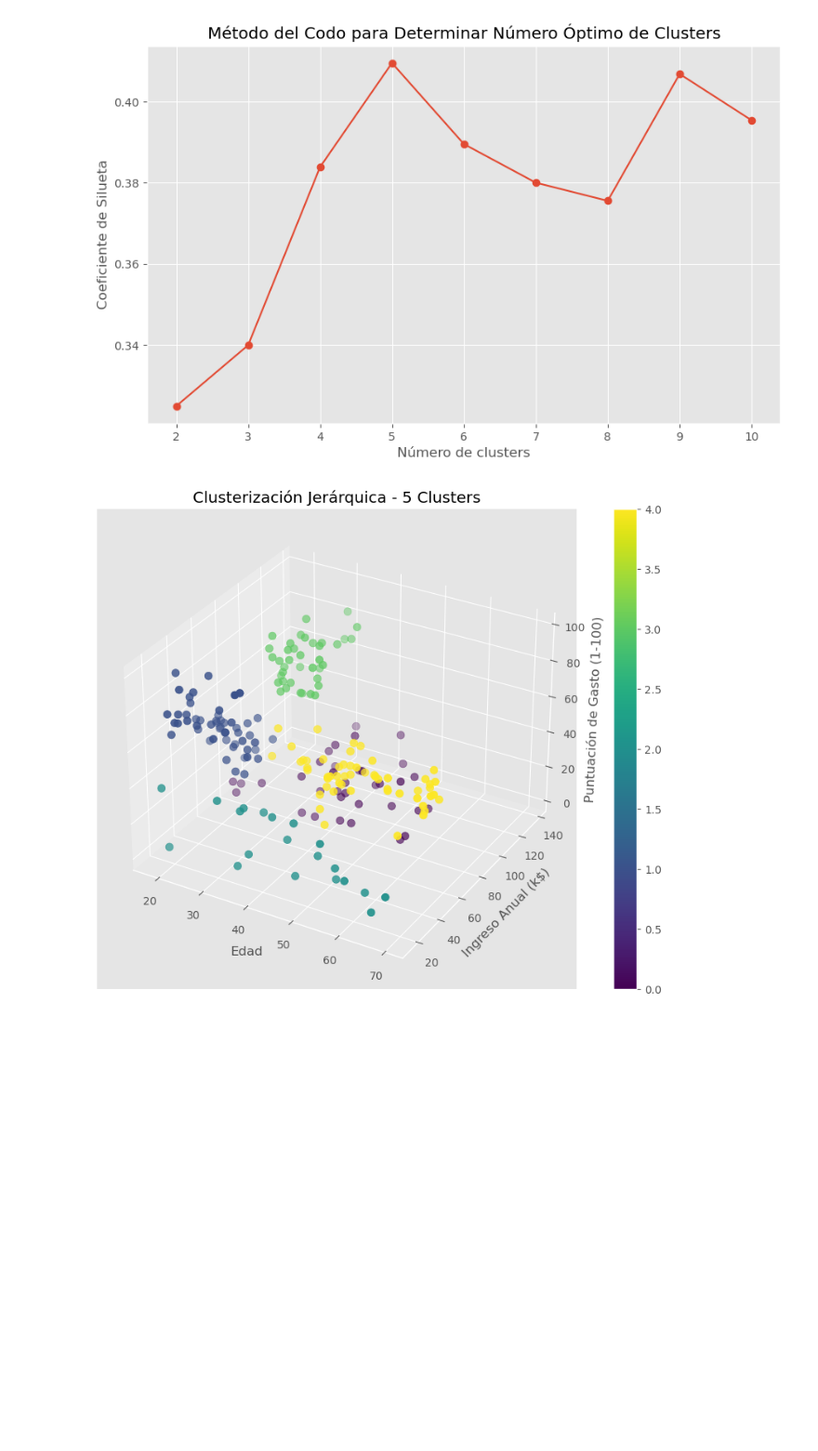
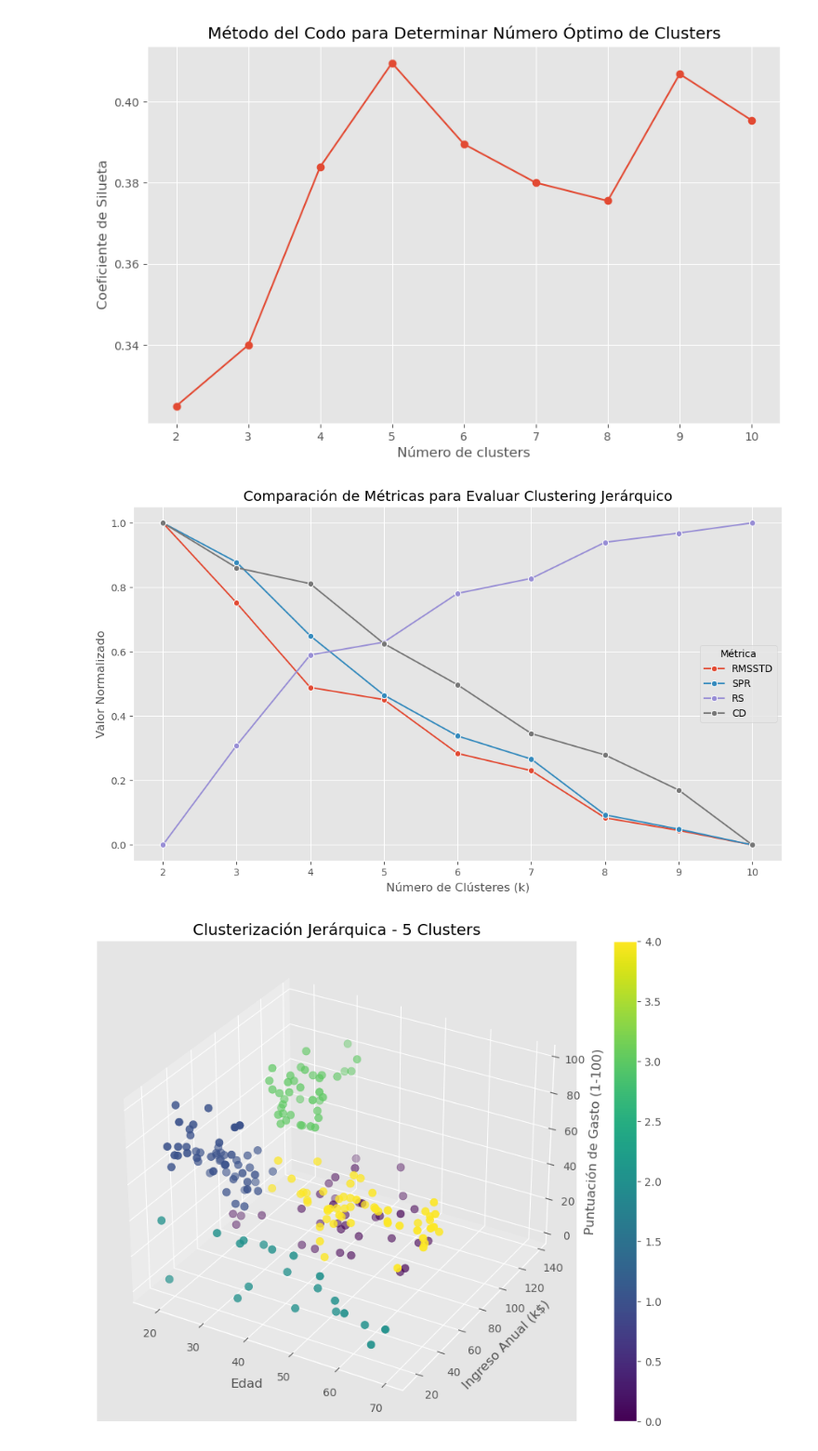
Before and after one commit to Statistical507/Mejor-clase-de-cl-ster, a Jupyter notebook: Code.ipynb, the cells around one changed output. Shown at 93% size. Drawn from its saved outputs; the diff is of its cells as text; code cells hidden in the pictures; blank space fills up the shorter version.

```diff
--- a/Code.ipynb
+++ b/Code.ipynb
@@ -213,6 +213,85 @@ Para n_clusters = 8, el coeficiente de silueta promedio es: 0.3756
 Para n_clusters = 9, el coeficiente de silueta promedio es: 0.4069
 Para n_clusters = 10, el coeficiente de silueta promedio es: 0.3954
 [figure]
+# %%
+import numpy as np
+import pandas as pd
+from scipy.cluster.hierarchy import linkage, fcluster
+from scipy.spatial.distance import pdist
+from sklearn.preprocessing import scale, MinMaxScaler
+import matplotlib.pyplot as plt
+import seaborn as sns
+
+def calcular_metricas(k, datos, linkage_matrix):
+    grupos = fcluster(linkage_matrix, k, criterion='maxclust')
+    p = datos.shape[1]
+
+    # RMSSTD
+    total_sse = 0
+    total_df = 0
+    for g in np.unique(grupos):
+        grupo = datos[grupos == g]
+        n_g = grupo.shape[0]
+        if n_g > 1:
+            ss = np.sum((grupo - grupo.mean(axis=0)) ** 2)
+            total_sse += ss
+            total_df += (n_g - 1) * p
+    rmsstd = np.sqrt(total_sse / total_df)
+
+    # SSt: total suma de cuadrados respecto a la media global
+    sst = np.sum((datos - datos.mean(axis=0)) ** 2)
+
+    # SSd = SSE
+    ssd = total_sse
+
+    # R² (RS)
+    rs = 1 - ssd / sst
+
+    # SPR (pérdida de homogeneidad en la fusión)
+    if k < datos.shape[0]:
+        grupos_kplus1 = fcluster(linkage_matrix, k + 1, criterion='maxclust')
+        grupo_mas_grande = np.argmax(np.bincount(grupos_kplus1))
+        datos_grupo = datos[grupos_kplus1 == (grupo_mas_grande + 1)]
+        ss_antes = np.sum((datos_grupo - datos_grupo.mean(axis=0)) ** 2)
+        spr = np.abs(ssd - ss_antes) / sst
+    else:
+        spr = np.nan
+
+    # CD: distancia entre los últimos dos grupos unidos
+    cd = linkage_matrix[-(k - 1), 2] if k <= linkage_matrix.shape[0] else np.nan
+
+    return pd.Series({"k": k, "RMSSTD": rmsstd, "SPR": spr, "RS": rs, "CD": cd})
+
+# Simulación o entrada de datos
+# X_scaled debe ser un numpy array o DataFrame sin etiquetas
+# Ejemplo:
+# X_scaled = df.values  # si df es tu DataFrame
+
+# Crear matriz de distancias y modelo de clustering
+# linkage puede ser "ward", "average", etc.
+dist_matrix = pdist(X_scaled)
+linkage_matrix = linkage(dist_matrix, method='centroid')
+
+# Calcular métricas de k = 2 a 10
+metricas_df = pd.DataFrame([calcular_metricas(k, X_scaled, linkage_matrix) for k in range(2, 11)])
+
+# Reescalar para graficar
+scaler = MinMaxScaler()
+metricas_scaled = pd.DataFrame(scaler.fit_transform(metricas_df.drop(columns="k")), columns=["RMSSTD", "SPR", "RS", "CD"])
+metricas_scaled["k"] = metricas_df["k"]
+metricas_long = pd.melt(metricas_scaled, id_vars="k", var_name="Métrica", value_name="Valor Normalizado")
+
+# Gráfico
+plt.figure(figsize=(10,6))
+sns.lineplot(data=metricas_long, x="k", y="Valor Normalizado", hue="Métrica", marker="o")
+plt.title("Comparación de Métricas para Evaluar Clustering Jerárquico")
+plt.xlabel("Número de Clústeres (k)")
+plt.ylabel("Valor Normalizado")
+plt.grid(True)
+plt.tight_layout()
+plt.show()
+# %% [output]
+[figure, added]
 # %%
 # 7. Clusterización final
 # Seleccionamos el número de clusters con el mayor coeficiente de silueta
```
Also changed, not shown: parts of 4 cells of this notebook.
